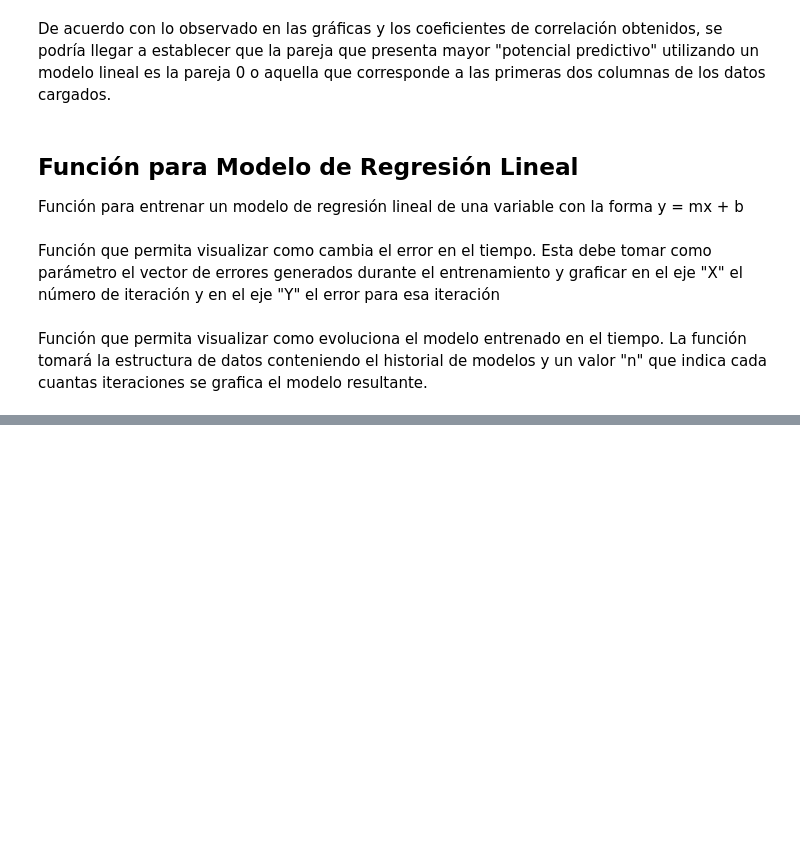
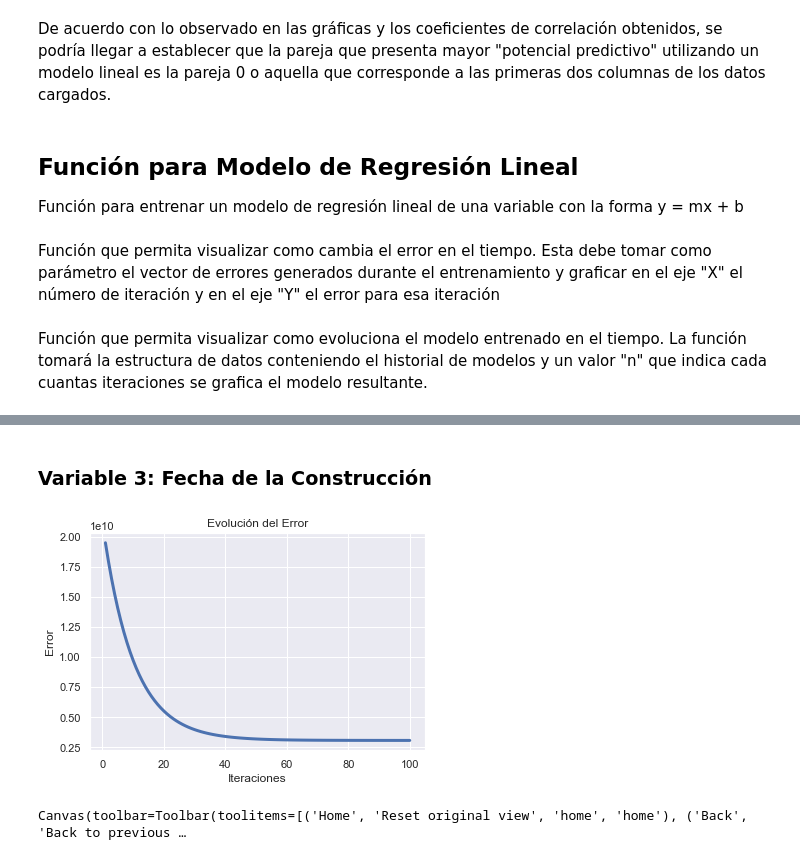
Before and after one commit to eddysanoli-galileo/Data-Science-en-Python, a Jupyter notebook: Proyecto/Proyecto Final.ipynb, the cells around one changed output, grey strips where cells are left out. Saved outputs shown, nothing was run; the diff lists cells and outputs as text; code cells hidden in the pictures; blank space fills up the shorter version.

```diff
--- a/Proyecto/Proyecto Final.ipynb
+++ b/Proyecto/Proyecto Final.ipynb
@@ -261,0 +346,24 @@ Canvas(toolbar=Toolbar(toolitems=[('Home', 'Reset original view', 'home', 'home'
+# %% [markdown]
+### Variable 3: Fecha de la Construcción
+# %%
+# Siempre colocar esta línea al inicio para que ambas gráficas se generen
+%matplotlib inline
+
+# Extracción de los datos
+# Se escala el eje X para evitar errores de overflow
+X = Data[:,4] / 1000
+Y = Data[:,0]
+
+# Generación de modelo
+modelo, error = train_linreg(X,Y, lr=0.01, epochs=100)
+
+# Visualización de error
+plt.clf()
+visualizar_error(error)
+plt.show()
+
+# Visualización de modelo
+animacion = visualizar_modelo(X, Y, modelo)
+# %% [output]
+[figure, added]
+Canvas(toolbar=Toolbar(toolitems=[('Home', 'Reset original view', 'home', 'home'), ('Back', 'Back to previous …
```
Also changed, not shown: parts of 13 cells of this notebook.
